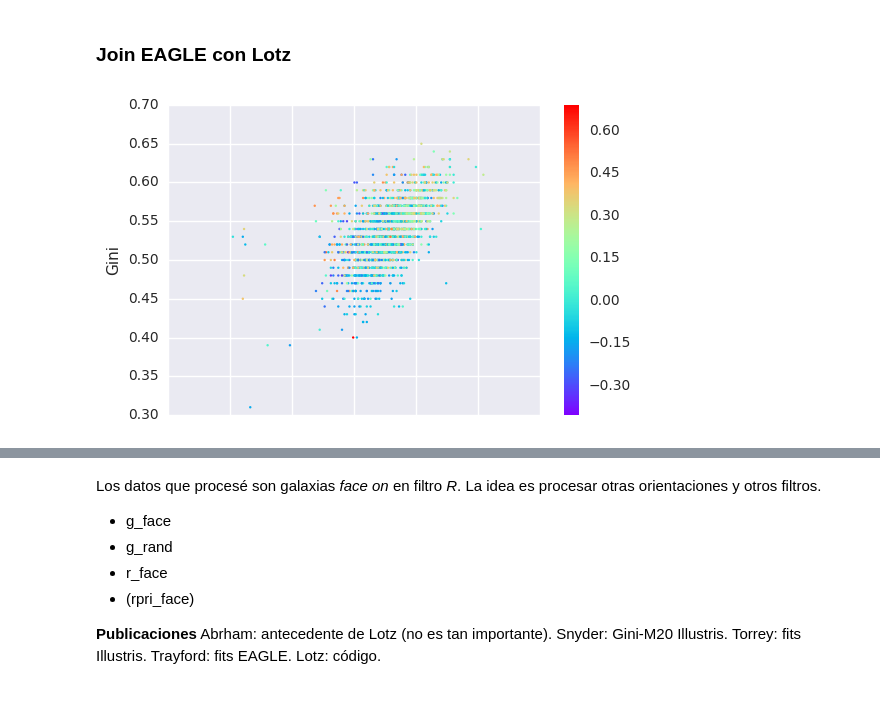
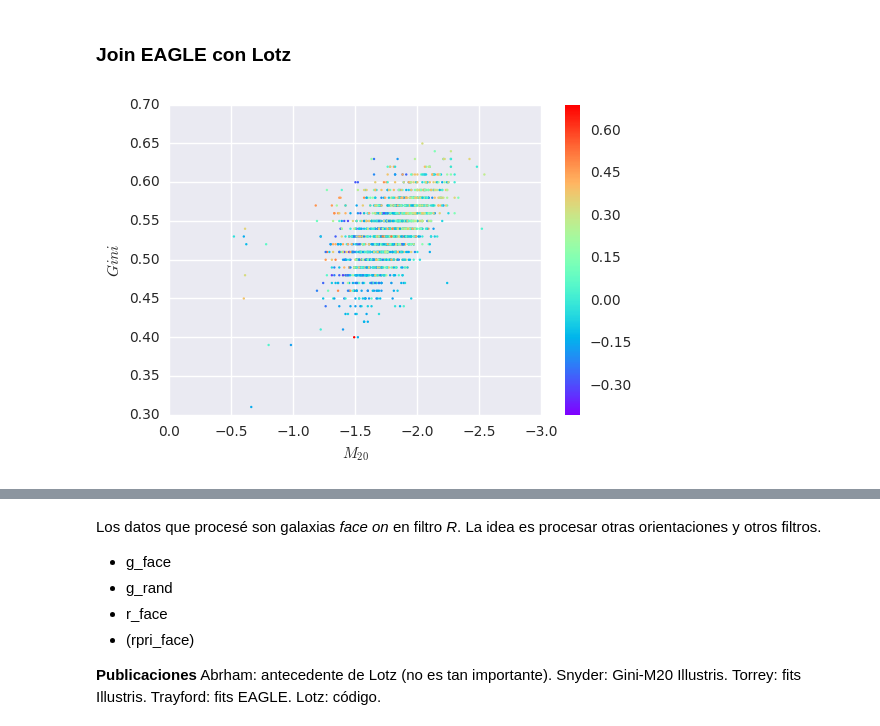
Before and after one commit to matiasbattocchia/ex_tesis, a Jupyter notebook: código/Morfologías.ipynb, the cells around one changed output, grey strips where cells are left out. Cells and saved outputs as stored; diff of their text form; code cells hidden in the pictures; blank space fills up the shorter version.

Commit message:
Snyder plots

```diff
--- a/código/Morfologías.ipynb
+++ b/código/Morfologías.ipynb
@@ -125,21 +162,5 @@ with open('compendio.morph', 'w') as compendio:
 # %%
-encabezado = [
-  'id',
-  'sfr',
-  'm_dm',
-  'm_gs',
-  'm_st',
-  'r_hm',
-  'u_mag',
-  'g_mag',
-  'r_mag'
-]
+eagle_mag = pd.read_csv('/home/matias/tesis/tablas/magnitudes.csv', comment='#')
 
-columnas = [0,1,2,3,4,5,10,11,12]
-
-eagle_data = pd.read_csv('/home/matias/tesis/tablas/eagle_db_fits_27.dat', names=encabezado, usecols=columnas)
-
-eagle_data['color_gr'] = eagle_data.g_mag - eagle_data.r_mag
-
-# Magnitudes del SDSS a U-B: U-B = 0.78 * (u - g) - 0.88
-eagle_data['color_ub'] = 0.78 * (eagle_data.u_mag - eagle_data.g_mag) - 0.88
+# Magnitudes de SDSS a UBVRI (Jester 2005): U-B = 0.78 * (u-g) - 0.88
+eagle_mag['UB'] = 0.78 * eagle_data.ug - 0.88
@@ -158,6 +198,7 @@ encabezado = [
 
 columnas = [0,6,10,20,21,22]
 
-lotz_data = pd.read_csv('compendio.morph', names=encabezado, usecols=columnas, sep='\s+')
+lotz = pd.read_csv('compendio.morph', names=encabezado, usecols=columnas, sep='\s+')
 
-lotz_data = lotz_data[(lotz_data.flag == 0) & (lotz_data.s_n >= 2.5)]
+lotz = lotz[(lotz.flag == 0) & (lotz.s_n >= 2.5)]
+lotz.drop(['s_n', 'r_ell', 'flag'], axis=1, inplace=True)
@@ -164,15 +211,14 @@ lotz_data = lotz_data[(lotz_data.flag == 0) & (lotz_data.s_n >= 2.5)]
 # %% [markdown]
 ### Join EAGLE con Lotz
 # %%
-df = pd.merge(eagle_data, lotz_data, how='inner', on='id')
+df = pd.merge(eagle_mag, lotz_data, how='inner', on='id')
 # %%
-df.plot.scatter(x='m20', y='gini', c=df.color_ub, s=3, edgecolor='none', cmap='rainbow')
-
-plt.xlim(plt.xlim()[::-1])
-#plt.colorbar()
+fig, ax = plt.subplots()
+df.plot.scatter(x='m20', y='gini', c=df.UB, s=3, edgecolor='none', cmap='rainbow', ax=ax)
+plt.xlim(plt.xlim(-3,0)[::-1])
 plt.ylim(.3,.7)
-plt.xlabel('M20')
-plt.ylabel('Gini')
-plt.savefig('gini_m20.png')
+plt.xlabel('$M_{20}$')
+plt.ylabel('$Gini$')
+plt.savefig('color_gini_vs_m20.png')
 # %% [output]
-[figure, old version]
+[figure, new version]
```
Also changed, not shown: parts of 11 cells of this notebook, 7 other files.
